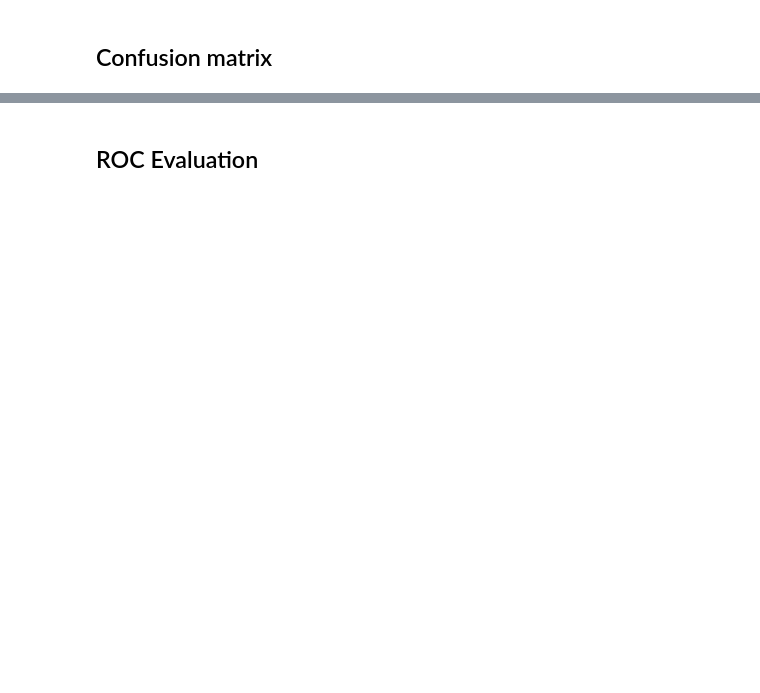
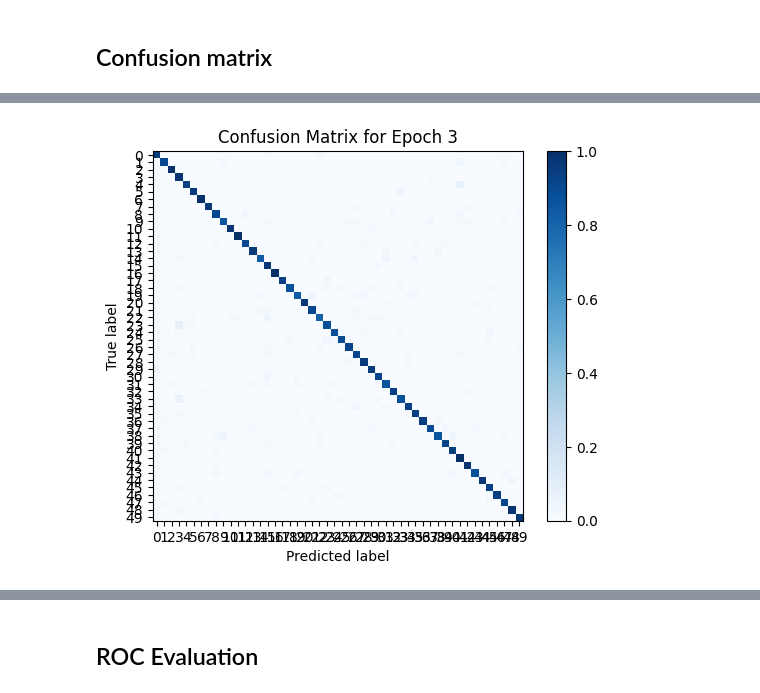
Before and after one commit to Yi-Shan-lin/Speaker-Recognition-using-ResNet-Embeddings, a Jupyter notebook: Evaluation_template.ipynb, the cells around one changed output, grey strips where cells are left out. Drawn from its saved outputs; the diff is of its cells as text; code cells hidden in the pictures; blank space fills up the shorter version.

```diff
--- a/Evaluation_template.ipynb
+++ b/Evaluation_template.ipynb
@@ -170 +278,10 @@ plt.show()
+# %%
+epoch3_cm = confusion_matrix(epoch3_labels, epoch3_preds, normalize="true")
+
+disp = ConfusionMatrixDisplay(confusion_matrix=epoch3_cm)
+disp.plot(cmap="Blues", include_values=False, colorbar=True)
+plt.title("Confusion Matrix for Epoch 3")
+plt.show()
+# %% [output]
+[figure, added]
 # %%
```
Also changed, not shown: parts of 25 cells of this notebook.
